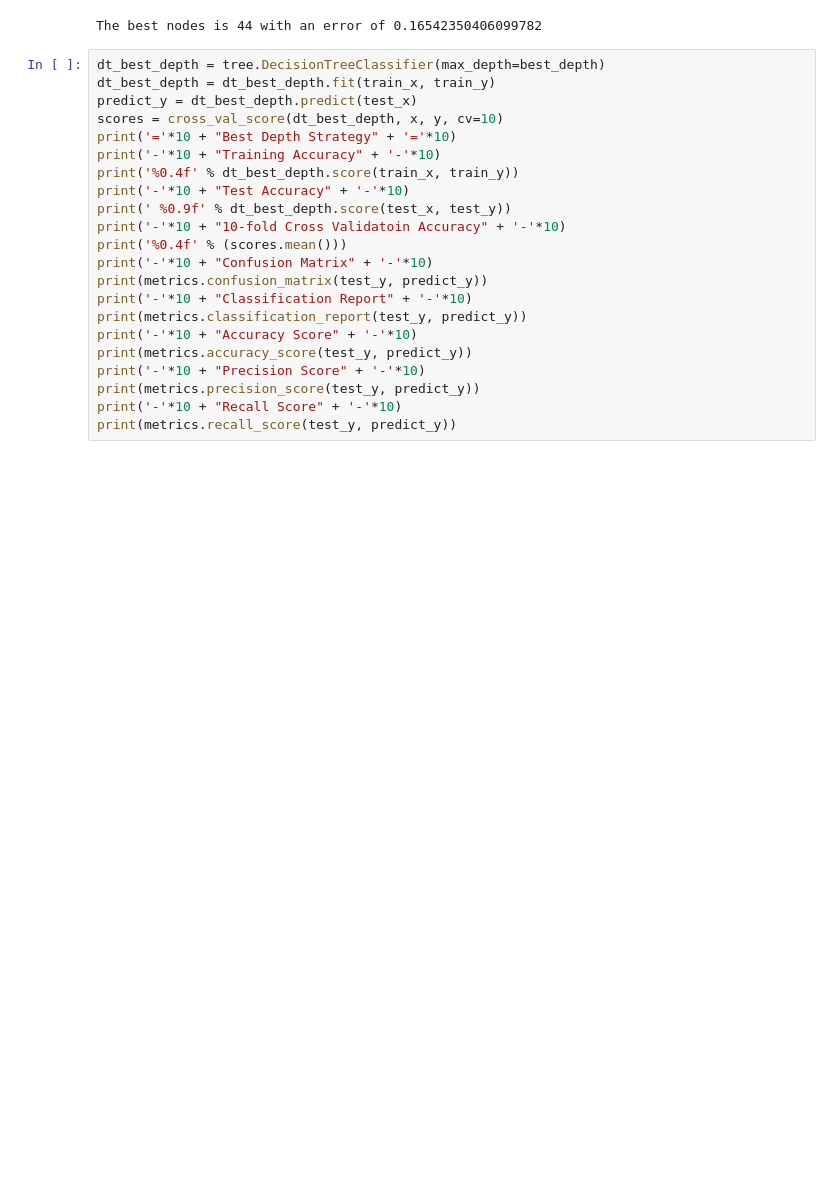
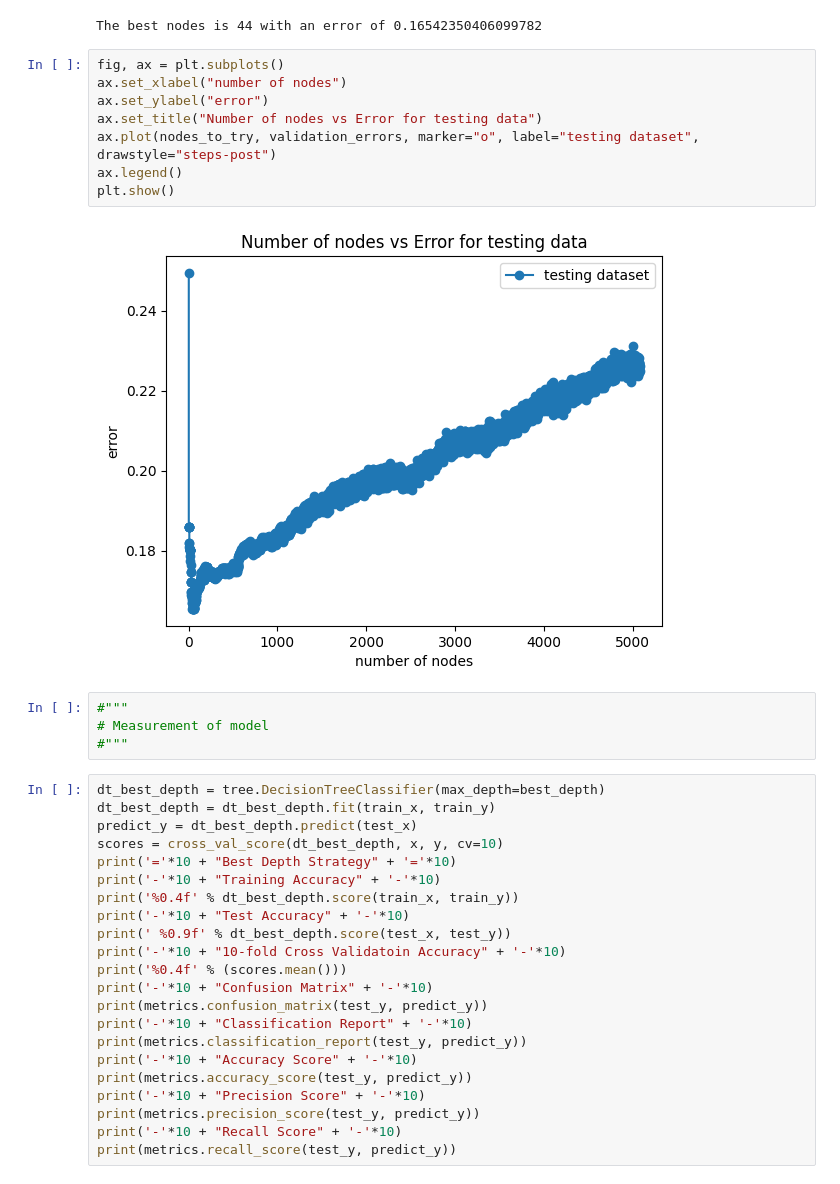
Before and after one commit to A-9-9/DataMining_DecisionTree, a Jupyter notebook: decision_tree.ipynb, the cells around one changed output. Saved outputs shown, nothing was run; the diff lists cells and outputs as text; blank space fills up the shorter version.

```diff
--- a/decision_tree.ipynb
+++ b/decision_tree.ipynb
@@ -438,6 +438,20 @@ best_error = min(validation_errors)
 print(f"The best nodes is {best_nodes} with an error of {best_error}")
 # %% [output]
 The best nodes is 44 with an error of 0.16542350406099782
+# %%
+fig, ax = plt.subplots()
+ax.set_xlabel("number of nodes")
+ax.set_ylabel("error")
+ax.set_title("Number of nodes vs Error for testing data")
+ax.plot(nodes_to_try, validation_errors, marker="o", label="testing dataset", drawstyle="steps-post")
+ax.legend()
+plt.show()
+# %% [output]
+[figure, added]
+# %%
+#"""
+# Measurement of model
+#"""
 # %%
 dt_best_depth = tree.DecisionTreeClassifier(max_depth=best_depth)
 dt_best_depth = dt_best_depth.fit(train_x, train_y)
```
Also changed, not shown: parts of 6 cells of this notebook.
